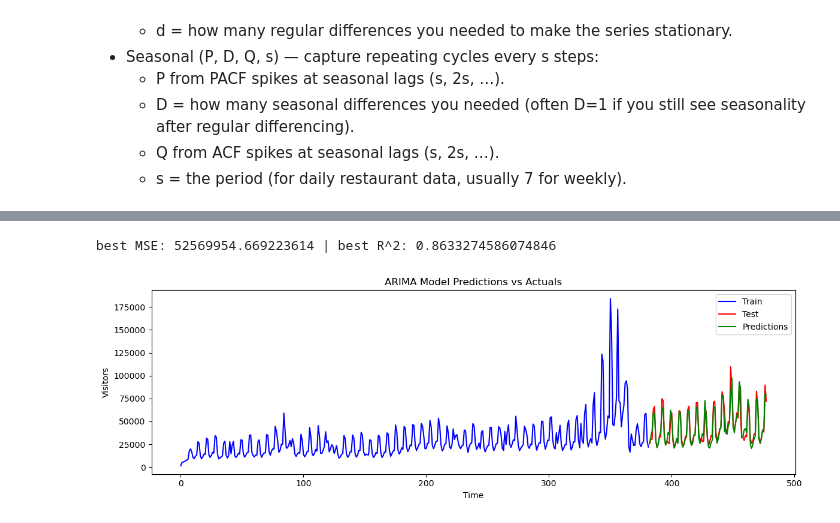
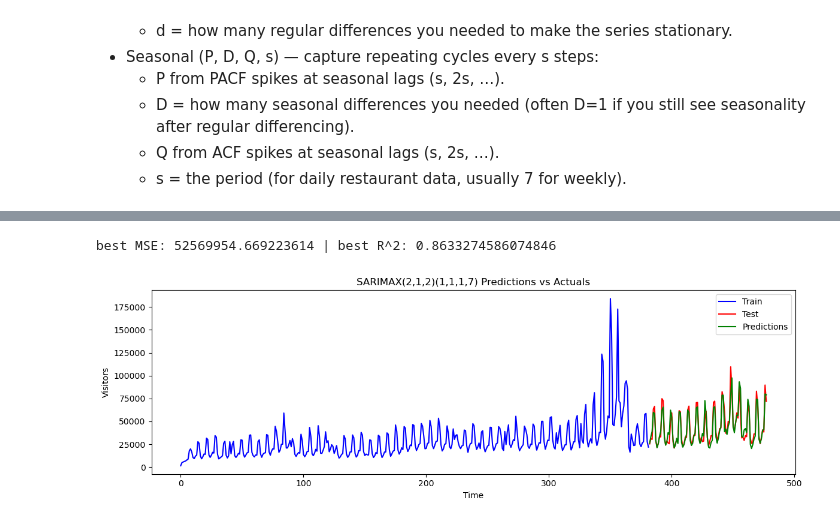
Before and after one commit to MengenL-ds/Forecasting-Restaurant-Visitor-Demand-with-Machine-Learning, a Jupyter notebook: notebooks/statistical_modelling.ipynb, the cells around one changed output, grey strips where cells are left out. Saved outputs shown, nothing was run; the diff lists cells and outputs as text; code cells hidden in the pictures.

```diff
--- a/notebooks/statistical_modelling.ipynb
+++ b/notebooks/statistical_modelling.ipynb
@@ -227,13 +227,13 @@ def evaluate_arima_model(train, test, arima_order):
 	return error, r2_score, predictions
 # %%
 # Plot functions
-def plot_results(train, test, preds):
+def plot_results(train, test, preds, model):
     plt.figure(figsize=(12,4))
     plt.plot(range(len(train)), train, label="Train", color="blue")
     plt.plot(range(len(train), len(train)+len(test)), test, label="Test", color="red")
     plt.plot(range(len(train), len(train)+len(preds)), preds, label="Predictions", color="green")
     plt.legend()
-    plt.title("ARIMA Model Predictions vs Actuals")
+    plt.title(f"{model} Predictions vs Actuals")
     plt.xlabel("Time")
     plt.ylabel("Visitors")
     plt.tight_layout()
@@ -415,7 +408,7 @@ SARIMAX(2, 1, 2)x(1, 0, 1, 7)  MSE=52569954.6692  R²=0.8633
 # %%
-plot_results(train, test, best_predictions)
+plot_results(train, test, best_predictions, "SARIMAX(2,1,2)(1,1,1,7)")
 print(f'best MSE: {best_mse} | best R^2: {best_r2}')
 plt.savefig("../reports/figures/statistical_modelling/Best_SARIMAX_Model_Predictions_vs_Actuals.png")
 # %% [output]
 best MSE: 52569954.669223614 | best R^2: 0.8633274586074846
-[figure, old version]
+[figure, new version]
```
Also changed, not shown: parts of 4 cells of this notebook, 31 other files.
